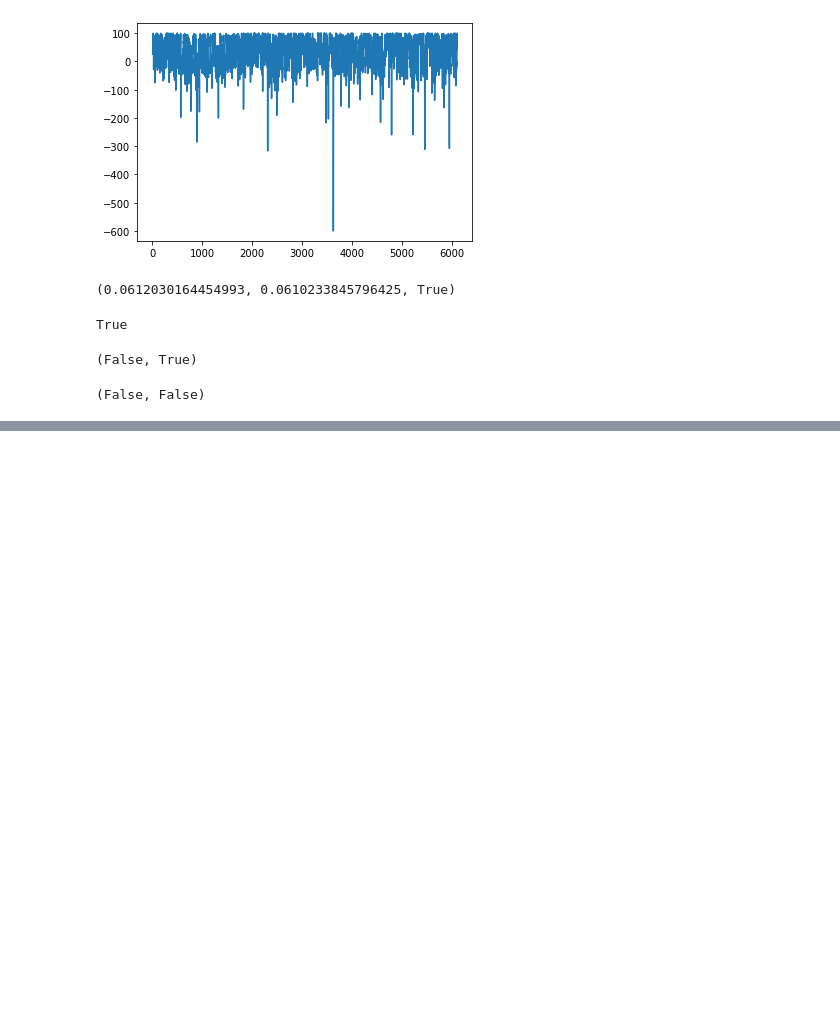
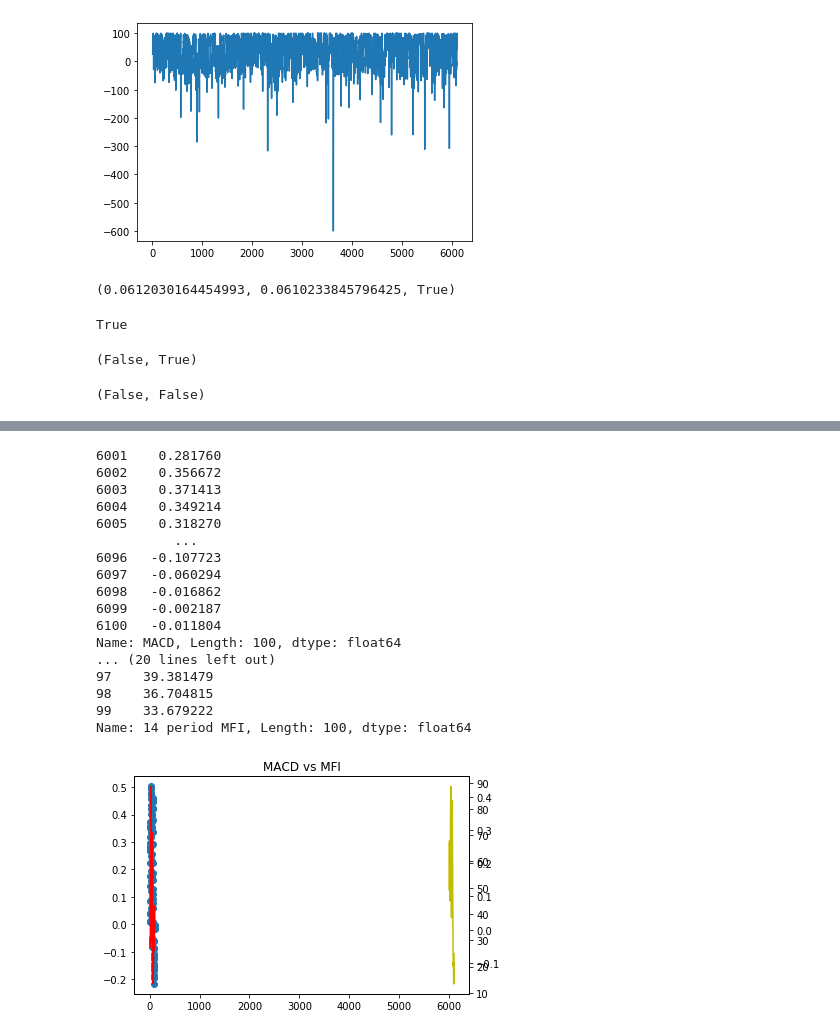
Before and after one commit to bbeale/u-nectix, a Jupyter notebook: gstt.ipynb, the cells around one changed output, grey strips where cells are left out. Cells and saved outputs as stored; diff of their text form; code cells hidden in the pictures; blank space fills up the shorter version.

```diff
--- a/gstt.ipynb
+++ b/gstt.ipynb
@@ -110,0 +117,38 @@ Name: MACD, Length: 100, dtype: float64
+# %%
+# macd vs mfi
+df1 = macd[-100:]
+df2 = signal[-100:]
+df3 = mfi[:100]
+print(df1)
+df1.index = df2.index
+print(df2)
+df1.index = df3.index
+print(df3)
+
+fig2, ax1 = plt.subplots()
+ax1.plot(df1, 'o-')
+ax2 = ax1.twinx()
+ax2.plot(df2, 'y-')
+ax3 = ax1.twinx()
+ax3.plot(df3, 'r-')
+plt.title('MACD vs MFI')
+plt.show()
+# %% [output]
+6001    0.281760
+6002    0.356672
+6003    0.371413
+6004    0.349214
+6005    0.318270
+          ...
+6096   -0.107723
+6097   -0.060294
+6098   -0.016862
+6099   -0.002187
+6100   -0.011804
+Name: MACD, Length: 100, dtype: float64
+... (20 lines left out)
+97    39.381479
+98    36.704815
+99    33.679222
+Name: 14 period MFI, Length: 100, dtype: float64
+[figure, added]
```
Also changed, not shown: parts of 7 cells of this notebook, 1 other file.
